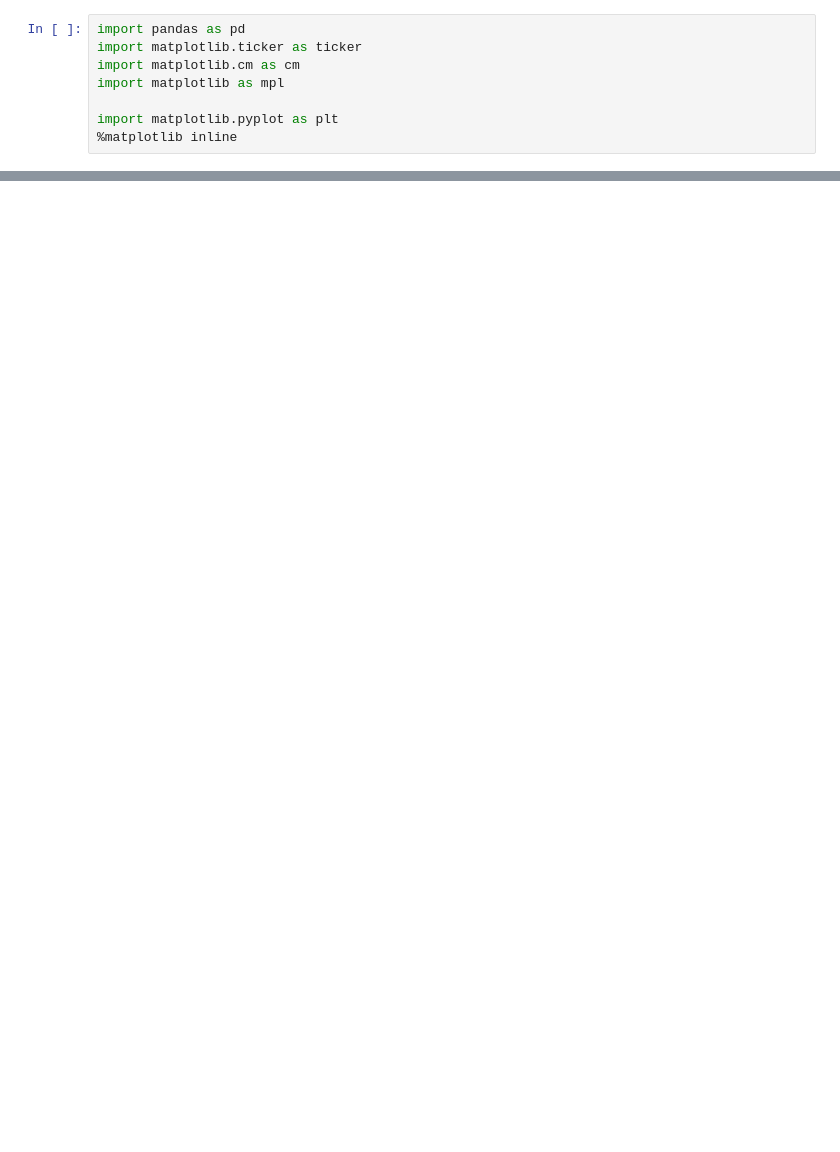
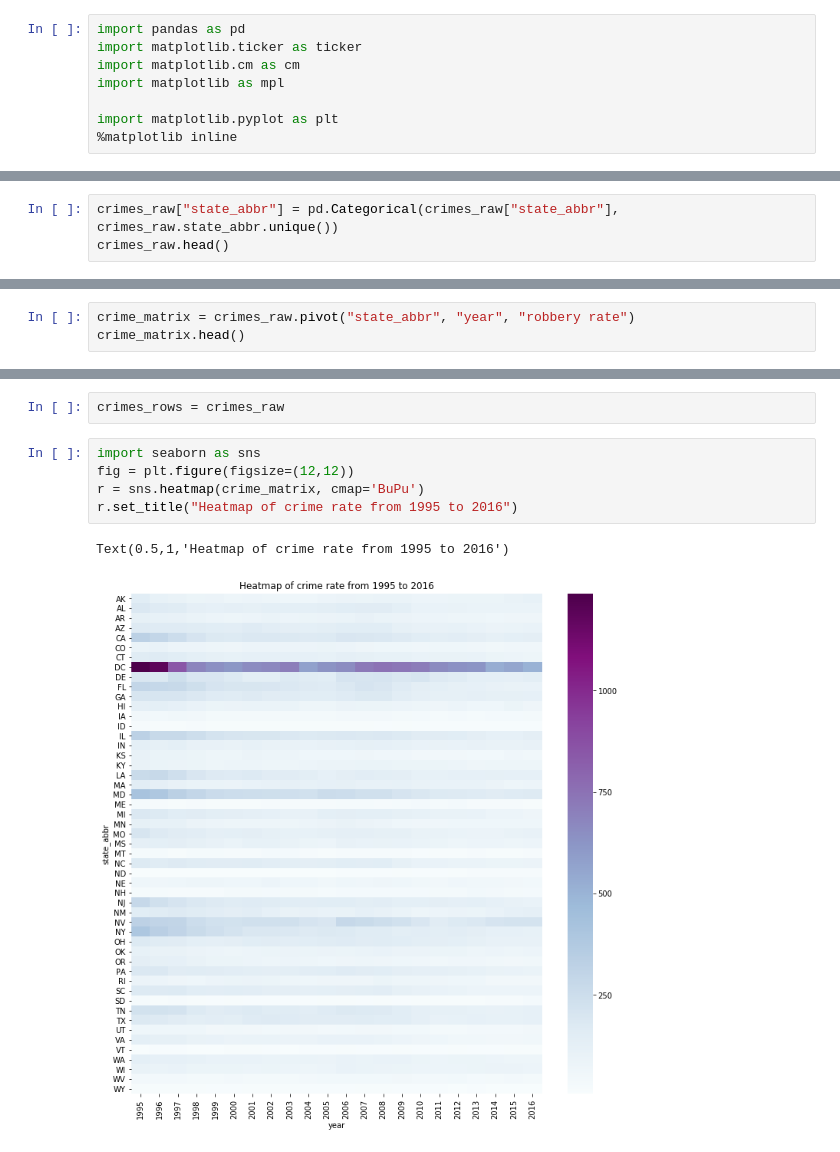
Before and after one commit to navbala/Crime-Rate-Predictor, a Jupyter notebook: heatmap_anjali/crimes_years_heatmap.ipynb, the cells around one changed output, grey strips where cells are left out. Drawn from its saved outputs; the diff is of its cells as text; blank space fills up the shorter version.

```diff
--- a/heatmap_anjali/crimes_years_heatmap.ipynb
+++ b/heatmap_anjali/crimes_years_heatmap.ipynb
@@ -31,0 +11,3 @@ Text(3.2,0.5,'Month')
+# %%
+crimes_raw["state_abbr"] = pd.Categorical(crimes_raw["state_abbr"], crimes_raw.state_abbr.unique())
+crimes_raw.head()
@@ -31,0 +21,3 @@ Text(3.2,0.5,'Month')
+# %%
+crime_matrix = crimes_raw.pivot("state_abbr", "year", "robbery rate")
+crime_matrix.head()
@@ -31,0 +33,10 @@ Text(3.2,0.5,'Month')
+# %%
+crimes_rows = crimes_raw
+# %%
+import seaborn as sns
+fig = plt.figure(figsize=(12,12))
+r = sns.heatmap(crime_matrix, cmap='BuPu')
+r.set_title("Heatmap of crime rate from 1995 to 2016")
+# %% [output]
+Text(0.5,1,'Heatmap of crime rate from 1995 to 2016')
+[figure, added]
```
Also changed, not shown: parts of 6 cells of this notebook, 4 other files.
